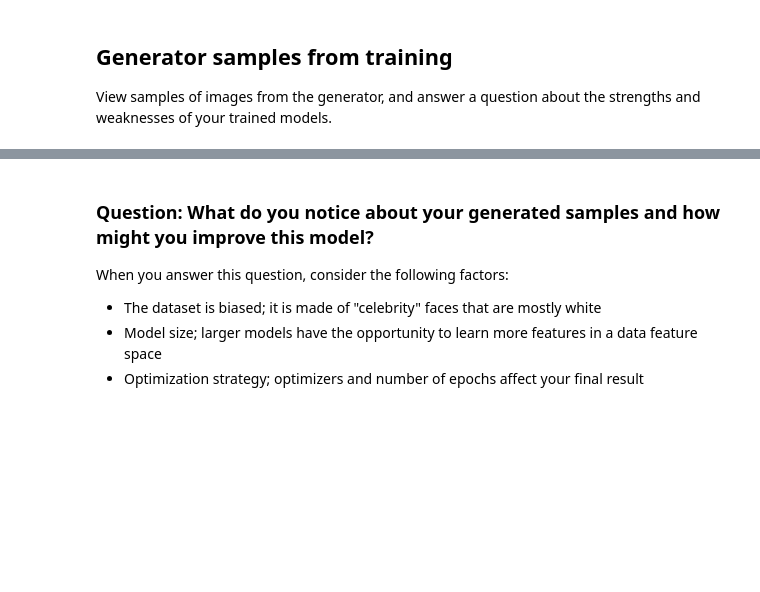
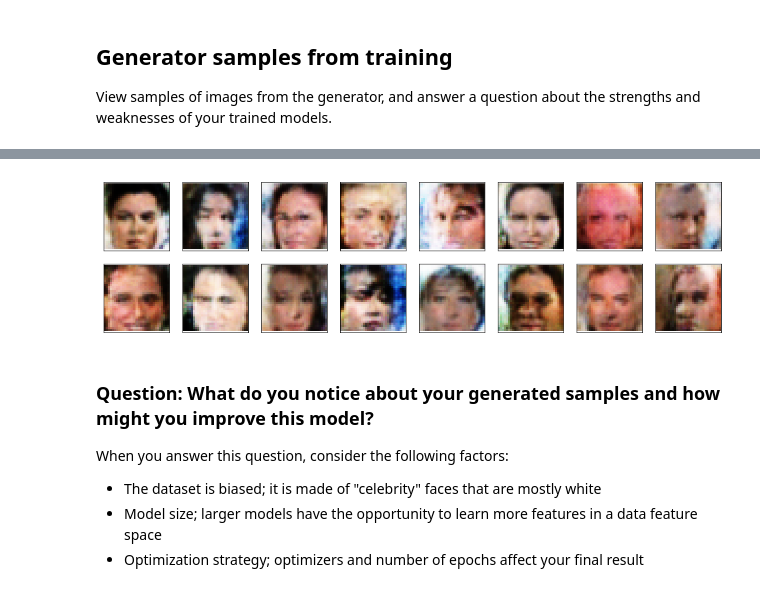
Before and after one commit to girish-ir/deep-learning-v2-pytorch, a Jupyter notebook: project-face-generation/dlnd_face_generation.ipynb, the cells around one changed output, grey strips where cells are left out. Saved outputs shown, nothing was run; the diff lists cells and outputs as text; code cells hidden in the pictures; blank space fills up the shorter version.

```diff
--- a/project-face-generation/dlnd_face_generation.ipynb
+++ b/project-face-generation/dlnd_face_generation.ipynb
@@ -83,8 +86,8 @@ Call the above function and create a dataloader to view images.
 * Your `image_size` **must be** `32`. Resizing the data to a smaller size will make for faster training, while still creating convincing images of faces!
 # %%
 # Define function hyperparameters
-batch_size =
-img_size =
+batch_size = 64
+img_size = 32
 
 """
 DON'T MODIFY ANYTHING IN THIS CELL THAT IS BELOW THIS LINE
@@ -134,7 +140,7 @@ DON'T MODIFY ANYTHING IN THIS CELL THAT IS BELOW THIS LINE
 """
 # check scaled range
 # should be close to -1 to 1
-img = images[0]
+img = images[1]
 scaled_img = scale(img)
 
 print('Min: ', scaled_img.min())
@@ -465,6 +632,10 @@ plt.legend()
 ## Generator samples from training
 
 View samples of images from the generator, and answer a question about the strengths and weaknesses of your trained models.
+# %%
+# Load samples from generator, taken while training
+with open('train_samples_new.pkl', 'rb') as f:
+    samples = pkl.load(f)
 # %%
 # helper function for viewing a list of passed in sample images
 def view_samples(epoch, samples):
@@ -476,9 +647,5 @@ def view_samples(epoch, samples):
         ax.xaxis.set_visible(False)
         ax.yaxis.set_visible(False)
         im = ax.imshow(img.reshape((32,32,3)))
-# %%
-# Load samples from generator, taken while training
-with open('train_samples.pkl', 'rb') as f:
-    samples = pkl.load(f)
 # %%
 _ = view_samples(-1, samples)
@@ -485,3 +654,7 @@ _ = view_samples(-1, samples)
+# %%
+_ = view_samples(1, samples)
+# %% [output]
+[figure, added]
 # %% [markdown]
 ### Question: What do you notice about your generated samples and how might you improve this model?
 When you answer this question, consider the following factors:
```
Also changed, not shown: parts of 21 cells of this notebook.
